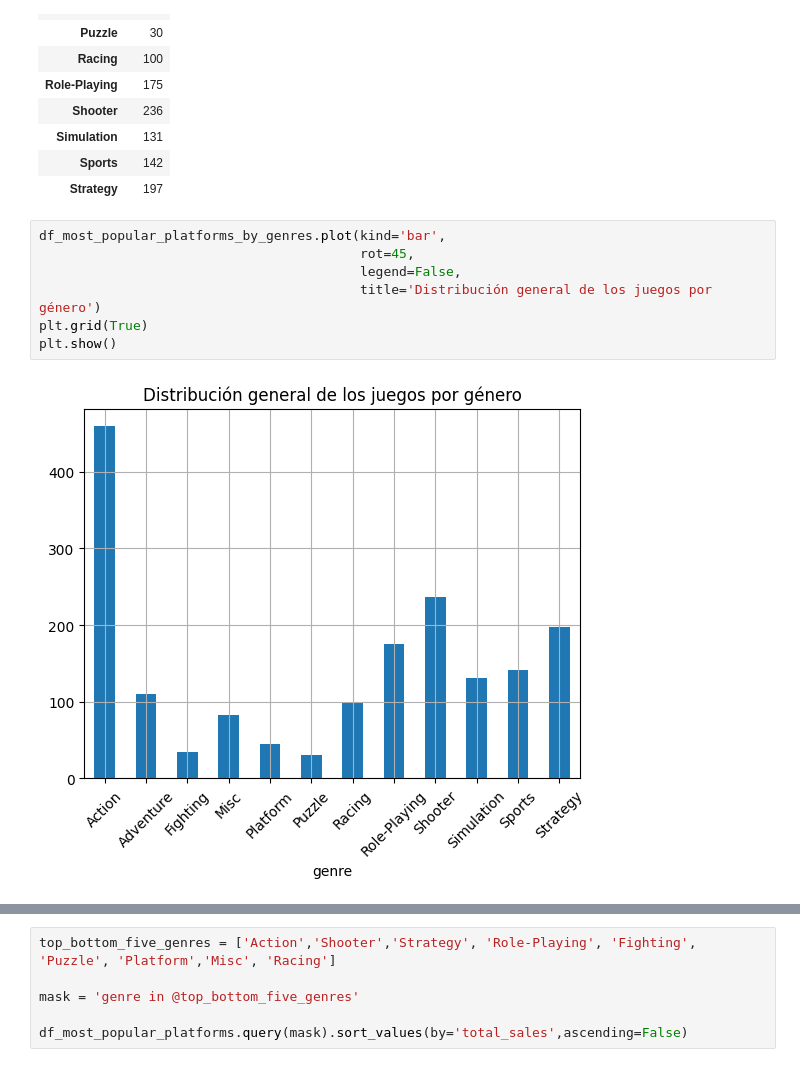
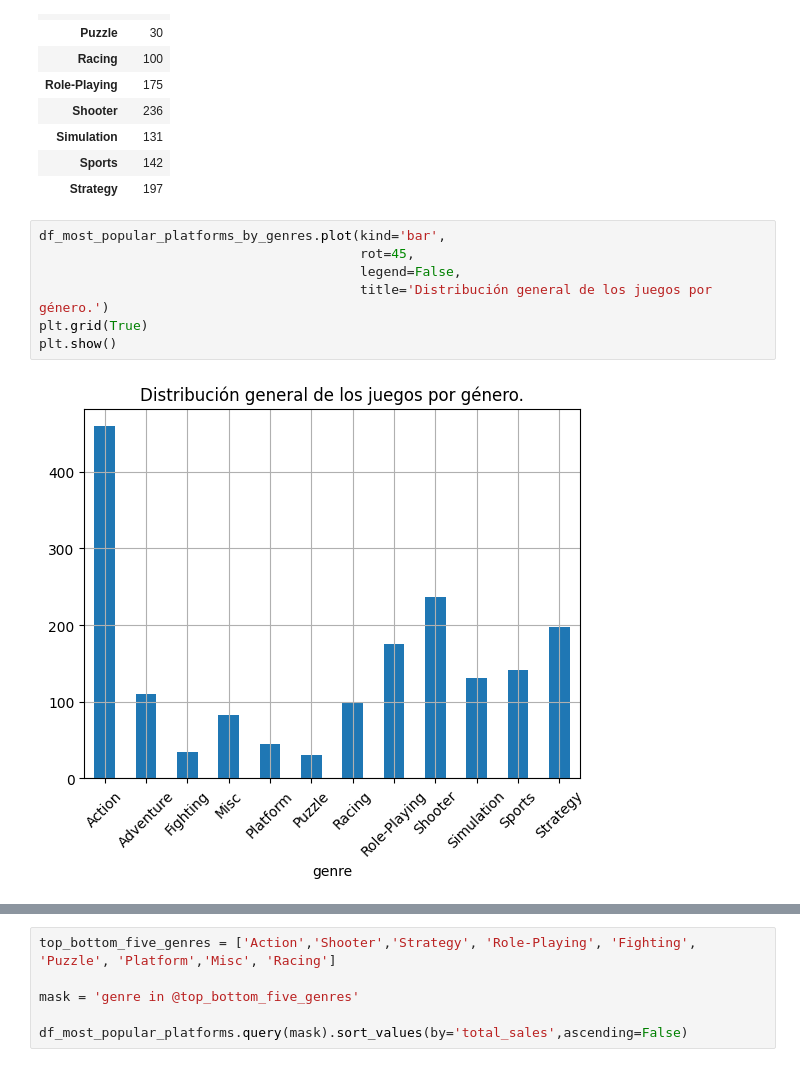
Before and after one commit to Car27VeP/AED_videojuegos, a Jupyter notebook: AED_games.ipynb, the cells around one changed output, grey strips where cells are left out. Drawn from its saved outputs; the diff is of its cells as text.

```diff
--- a/AED_games.ipynb
+++ b/AED_games.ipynb
@@ -656,12 +656,12 @@ df_most_popular_platforms_by_genres
 # %%
 df_most_popular_platforms_by_genres.plot(kind='bar',
                                          rot=45,
                                          legend=False,
-                                         title='Distribución general de los juegos por género')
+                                         title='Distribución general de los juegos por género.')
 plt.grid(True)
 plt.show()
 # %% [output]
-[figure, old version]
+[figure, new version]
 # %%
 total_sales_by_platforms = pd.pivot_table(df_most_popular_platforms,values='total_sales',
                                                                     index='platform',
```
Also changed, not shown: parts of 48 cells of this notebook.
